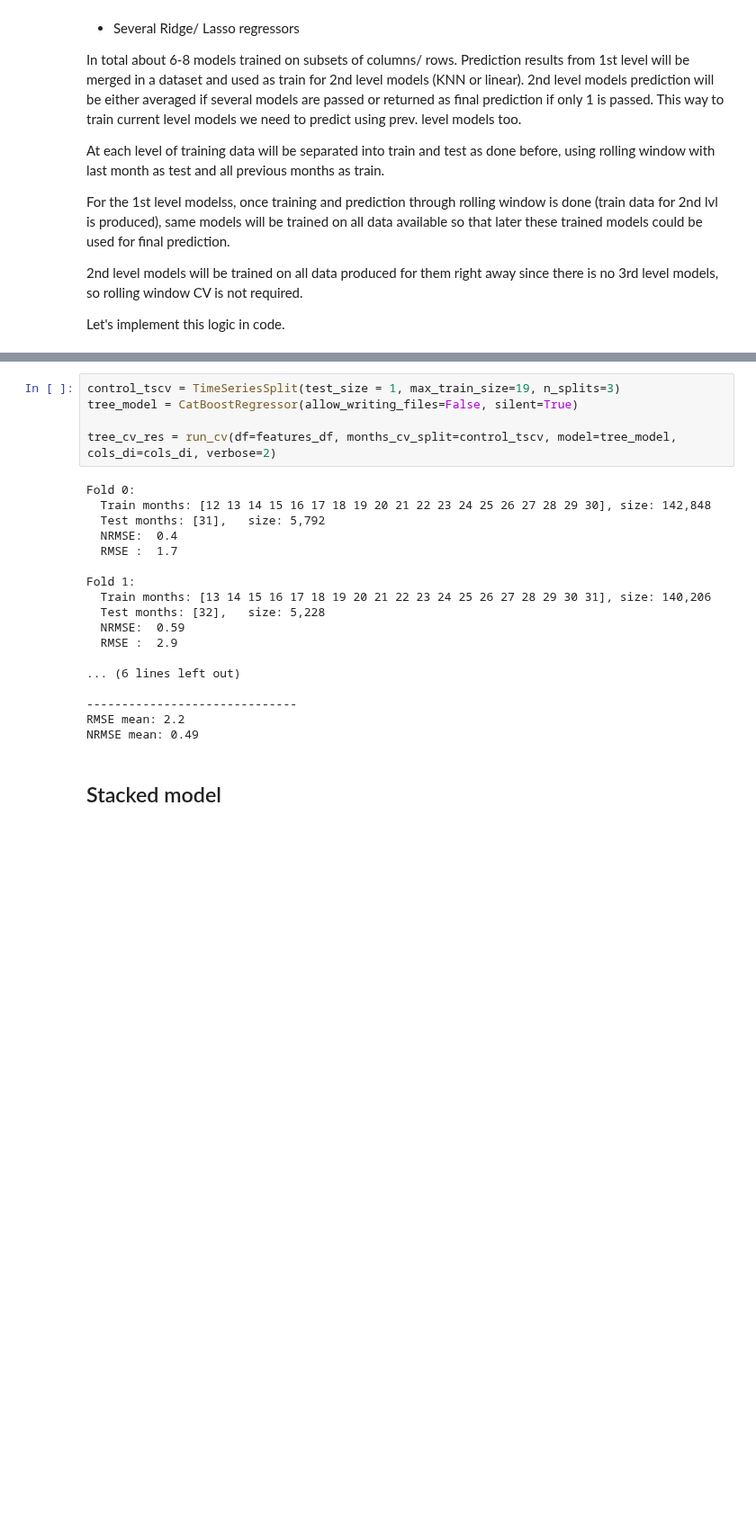
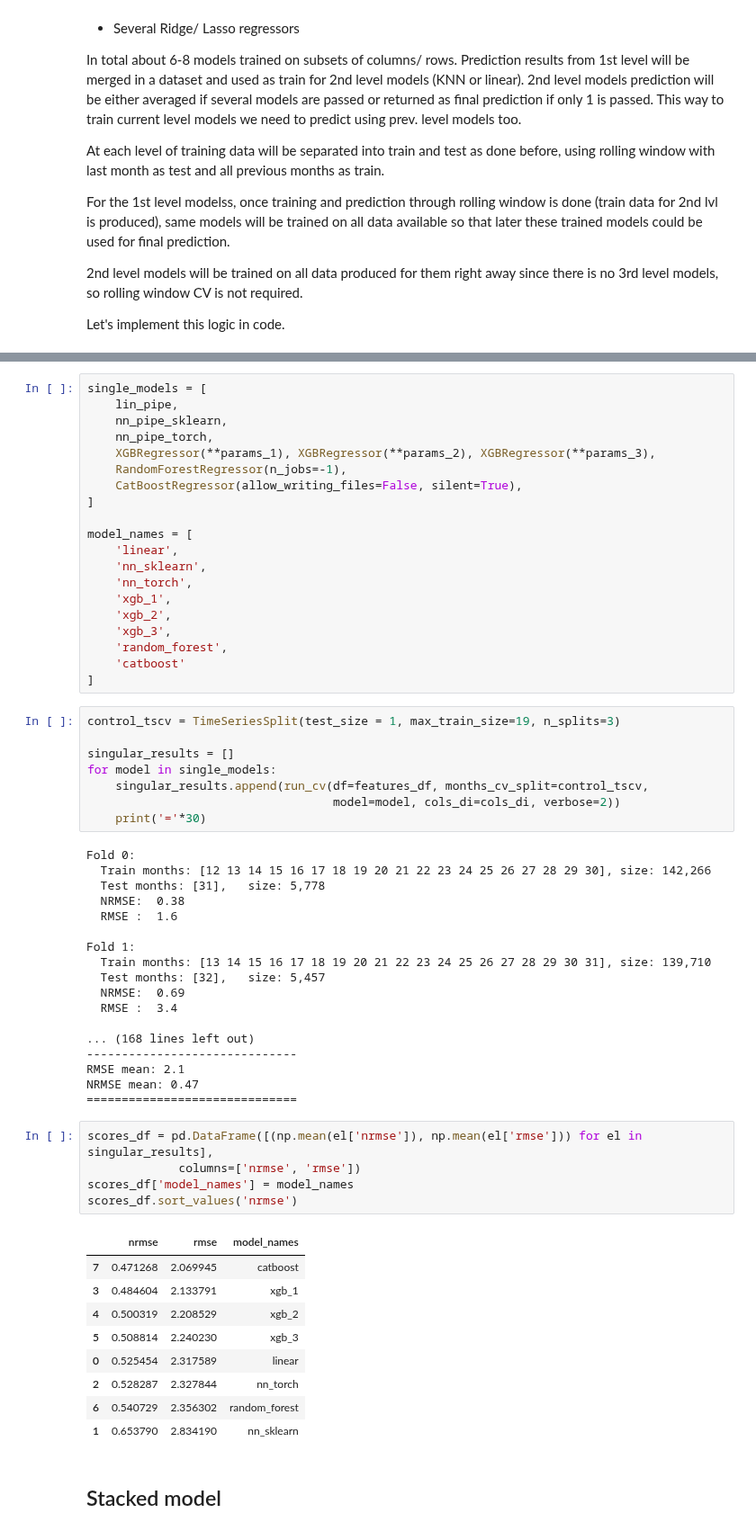
Before and after one commit to igor-cheb/retail_sales_prediction, a Jupyter notebook: modelling.ipynb, the cells around one changed output, grey strips where cells are left out. Shown at 90% size. Drawn from its saved outputs; the diff is of its cells as text; blank space fills up the shorter version.

Commit message:
single models iteration and averaging added

```diff
--- a/modelling.ipynb
+++ b/modelling.ipynb
@@ -199,25 +232,63 @@ Let's implement this logic in code.
+# %%
+single_models = [
+    lin_pipe,
+    nn_pipe_sklearn,
+    nn_pipe_torch,
+    XGBRegressor(**params_1), XGBRegressor(**params_2), XGBRegressor(**params_3),
+    RandomForestRegressor(n_jobs=-1),
+    CatBoostRegressor(allow_writing_files=False, silent=True),
+]
+
+model_names = [
+    'linear',
+    'nn_sklearn',
+    'nn_torch',
+    'xgb_1',
+    'xgb_2',
+    'xgb_3',
+    'random_forest',
+    'catboost'
+]
 # %%
 control_tscv = TimeSeriesSplit(test_size = 1, max_train_size=19, n_splits=3)
-tree_model = CatBoostRegressor(allow_writing_files=False, silent=True)
 
-tree_cv_res = run_cv(df=features_df, months_cv_split=control_tscv, model=tree_model, cols_di=cols_di, verbose=2)
+singular_results = []
+for model in single_models:
+    singular_results.append(run_cv(df=features_df, months_cv_split=control_tscv,
+                                   model=model, cols_di=cols_di, verbose=2))
+    print('='*30)
 # %% [output]
 Fold 0:
-  Train months: [12 13 14 15 16 17 18 19 20 21 22 23 24 25 26 27 28 29 30], size: 142,848
-  Test months: [31],   size: 5,792
-  NRMSE:  0.4
-  RMSE :  1.7
+  Train months: [12 13 14 15 16 17 18 19 20 21 22 23 24 25 26 27 28 29 30], size: 142,266
+  Test months: [31],   size: 5,778
+  NRMSE:  0.38
+  RMSE :  1.6
 
 Fold 1:
-  Train months: [13 14 15 16 17 18 19 20 21 22 23 24 25 26 27 28 29 30 31], size: 140,206
-  Test months: [32],   size: 5,228
-  NRMSE:  0.59
-  RMSE :  2.9
+  Train months: [13 14 15 16 17 18 19 20 21 22 23 24 25 26 27 28 29 30 31], size: 139,710
+  Test months: [32],   size: 5,457
+  NRMSE:  0.69
+  RMSE :  3.4
 
-... (6 lines left out)
-
+... (168 lines left out)
 ------------------------------
-RMSE mean: 2.2
-NRMSE mean: 0.49
+RMSE mean: 2.1
+NRMSE mean: 0.47
+==============================
+# %%
+scores_df = pd.DataFrame([(np.mean(el['nrmse']), np.mean(el['rmse'])) for el in singular_results],
+             columns=['nrmse', 'rmse'])
+scores_df['model_names'] = model_names
+scores_df.sort_values('nrmse')
+# %% [output]
+|  | nrmse | rmse | model_names |
+| 7 | 0.471268 | 2.069945 | catboost |
+| 3 | 0.484604 | 2.133791 | xgb_1 |
+| 4 | 0.500319 | 2.208529 | xgb_2 |
+| 5 | 0.508814 | 2.240230 | xgb_3 |
+| 0 | 0.525454 | 2.317589 | linear |
+| 2 | 0.528287 | 2.327844 | nn_torch |
+| 6 | 0.540729 | 2.356302 | random_forest |
+| 1 | 0.653790 | 2.834190 | nn_sklearn |
 # %% [markdown]
 ## Stacked model
```
Also changed, not shown: parts of 7 cells of this notebook.
